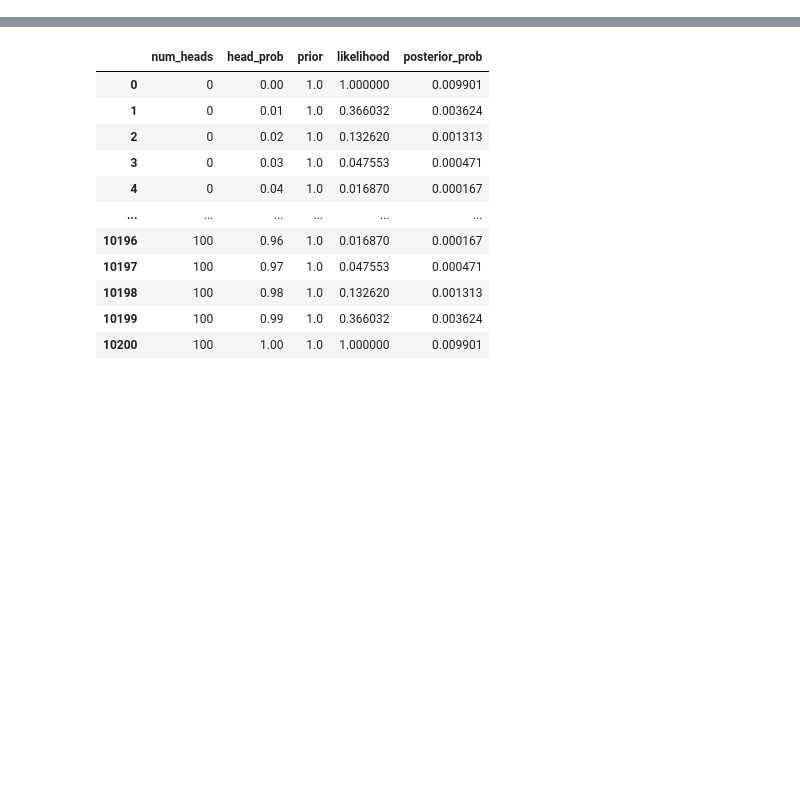
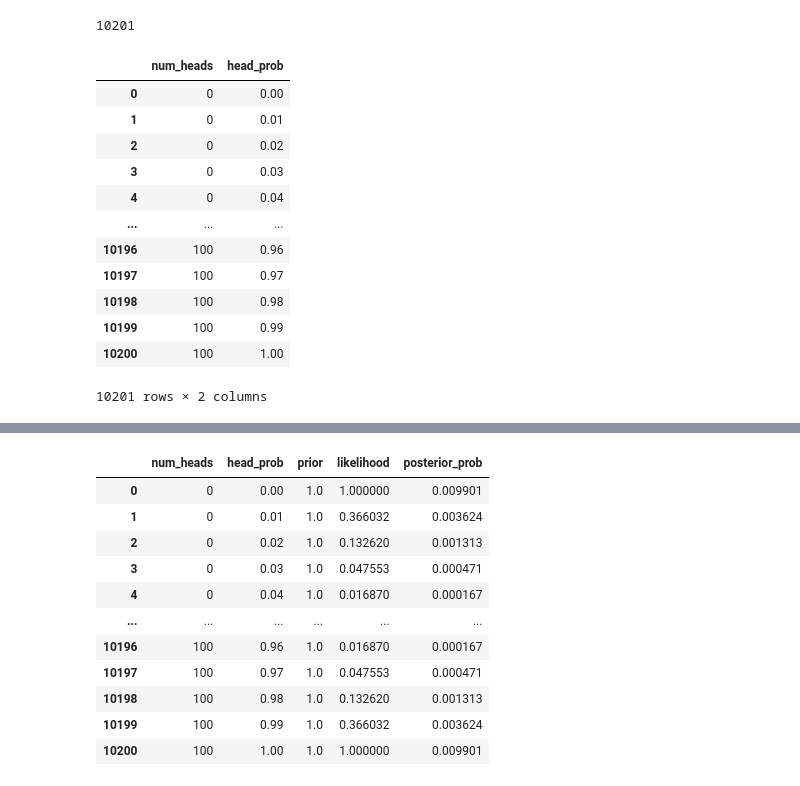
Before and after one commit to filipeaguiarrod/statistic_topics, a Jupyter notebook: Bayesian/testing_bayesian_statistcs.ipynb, the cells around one changed output, grey strips where cells are left out. Saved outputs shown, nothing was run; the diff lists cells and outputs as text; code cells hidden in the pictures; blank space fills up the shorter version.

```diff
--- a/Bayesian/testing_bayesian_statistcs.ipynb
+++ b/Bayesian/testing_bayesian_statistcs.ipynb
@@ -22,0 +49,4 @@ coin["posterior_prob"] /= coin["posterior_prob"].sum()
+# %%
+len(num_heads)*len(head_prob) # 101*101 = 10201 possible combinations of heads and head probabilities
+# %% [output]
+10201
@@ -22,0 +56,16 @@ coin["posterior_prob"] /= coin["posterior_prob"].sum()
+# %%
+coin
+# %% [output]
+|  | num_heads | head_prob |
+| 0 | 0 | 0.00 |
+| 1 | 0 | 0.01 |
+| 2 | 0 | 0.02 |
+| 3 | 0 | 0.03 |
+| 4 | 0 | 0.04 |
+| ... | ... | ... |
+| 10196 | 100 | 0.96 |
+| 10197 | 100 | 0.97 |
+| 10198 | 100 | 0.98 |
+| 10199 | 100 | 0.99 |
+| 10200 | 100 | 1.00 |
+10201 rows × 2 columns
```
Also changed, not shown: parts of 20 cells of this notebook, 1 other file.
